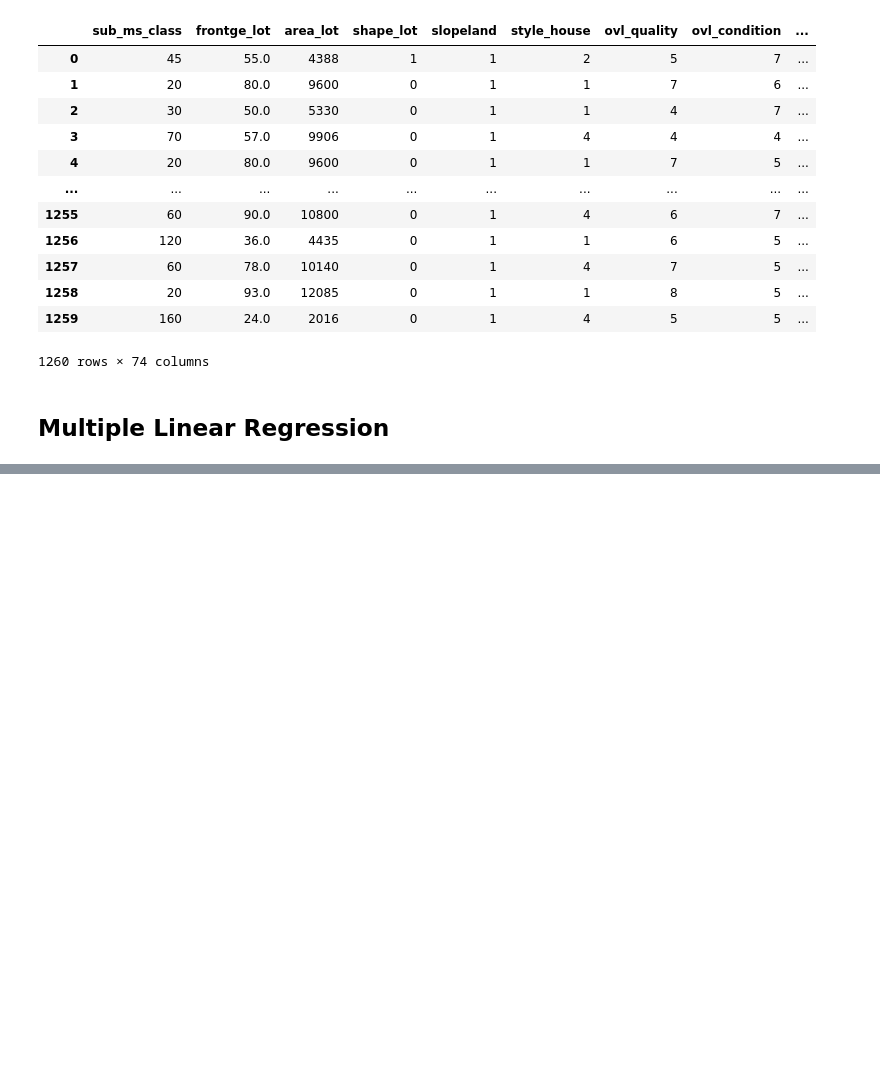
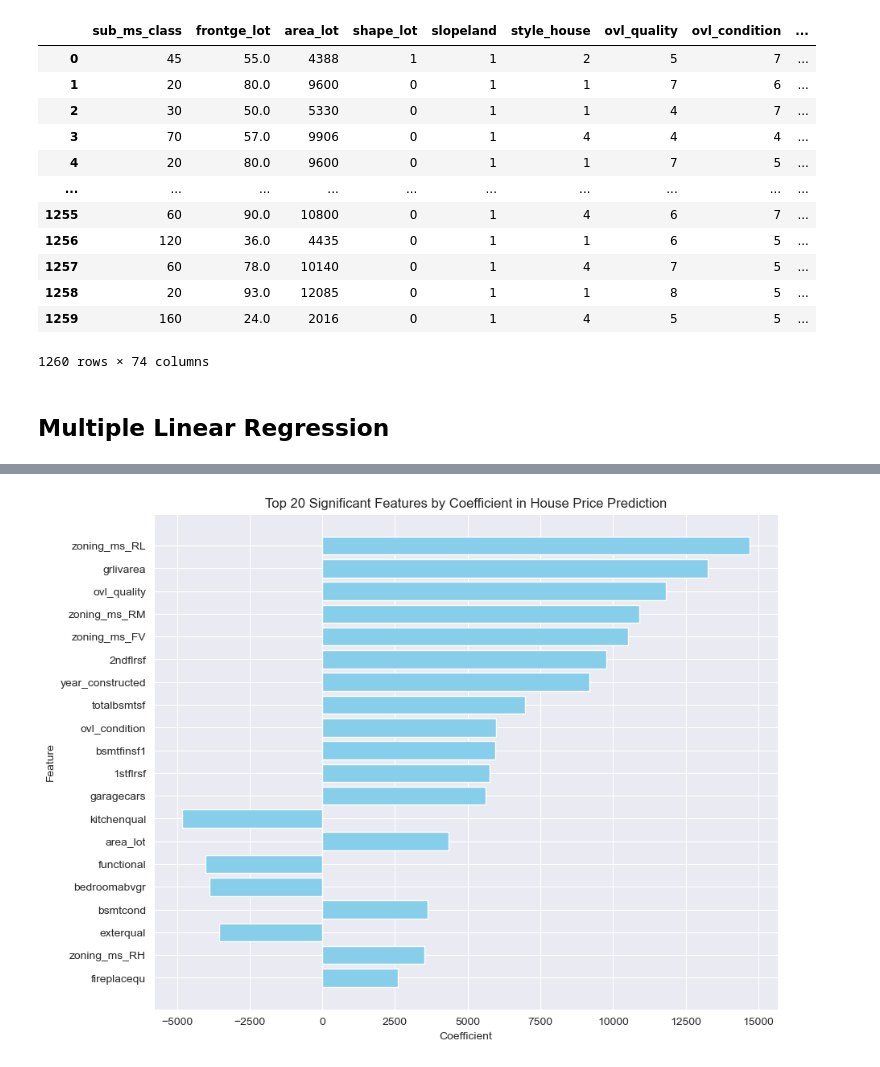
Before and after one commit to zetatiabdelhakim/BCG, a Jupyter notebook: regression_model.ipynb, the cells around one changed output, grey strips where cells are left out. Cells and saved outputs as stored; diff of their text form; code cells hidden in the pictures; blank space fills up the shorter version.

```diff
--- a/regression_model.ipynb
+++ b/regression_model.ipynb
@@ -199,0 +236,7 @@ R² Score: 0.904
+# %%
+import statsmodels.api as sm
+X_train_scaled = sm.add_constant(X_train_scaled)  # Add constant term for intercept
+model = sm.OLS(y_train, X_train_scaled).fit()
+
+# Display the summary for p-values and coefficients
+print(model.summary())
@@ -199,0 +261,24 @@ R² Score: 0.904
+# %%
+# Convert p-values and coefficients into a DataFrame
+coeff_df = pd.DataFrame({
+    "Feature": X2.columns,
+    "Coefficient": model.params[1:],  # Exclude the intercept
+    "P-Value": model.pvalues[1:]  # Exclude the intercept p-value
+})
+
+# Filter features with p-value < 0.05
+significant_features = coeff_df[coeff_df["P-Value"] < 0.05]
+
+# Select top 20 most significant features by absolute coefficient
+top_features = significant_features.reindex(significant_features["Coefficient"].abs().nlargest(20).index)
+
+plt.figure(figsize=(10, 8))
+plt.barh(top_features["Feature"], top_features["Coefficient"], color='skyblue')
+plt.xlabel("Coefficient")
+plt.ylabel("Feature")
+plt.title("Top 20 Significant Features by Coefficient in House Price Prediction")
+plt.gca().invert_yaxis()  # To have the highest on top
+# plt.savefig('plots/Top_20_Significant_Features.png')
+plt.show()
+# %% [output]
+[figure, added]
```
Also changed, not shown: parts of 8 cells of this notebook, 5 other files.
